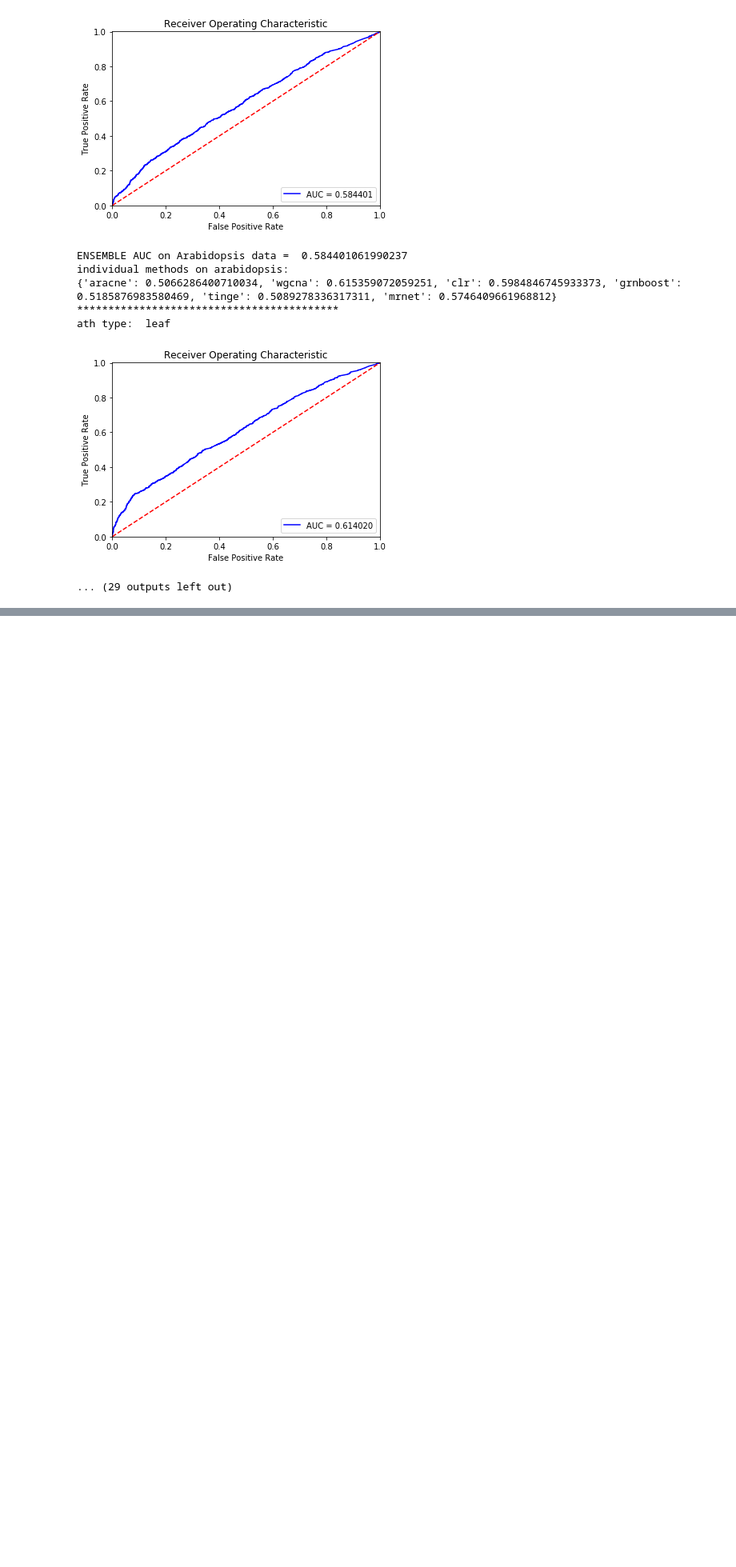
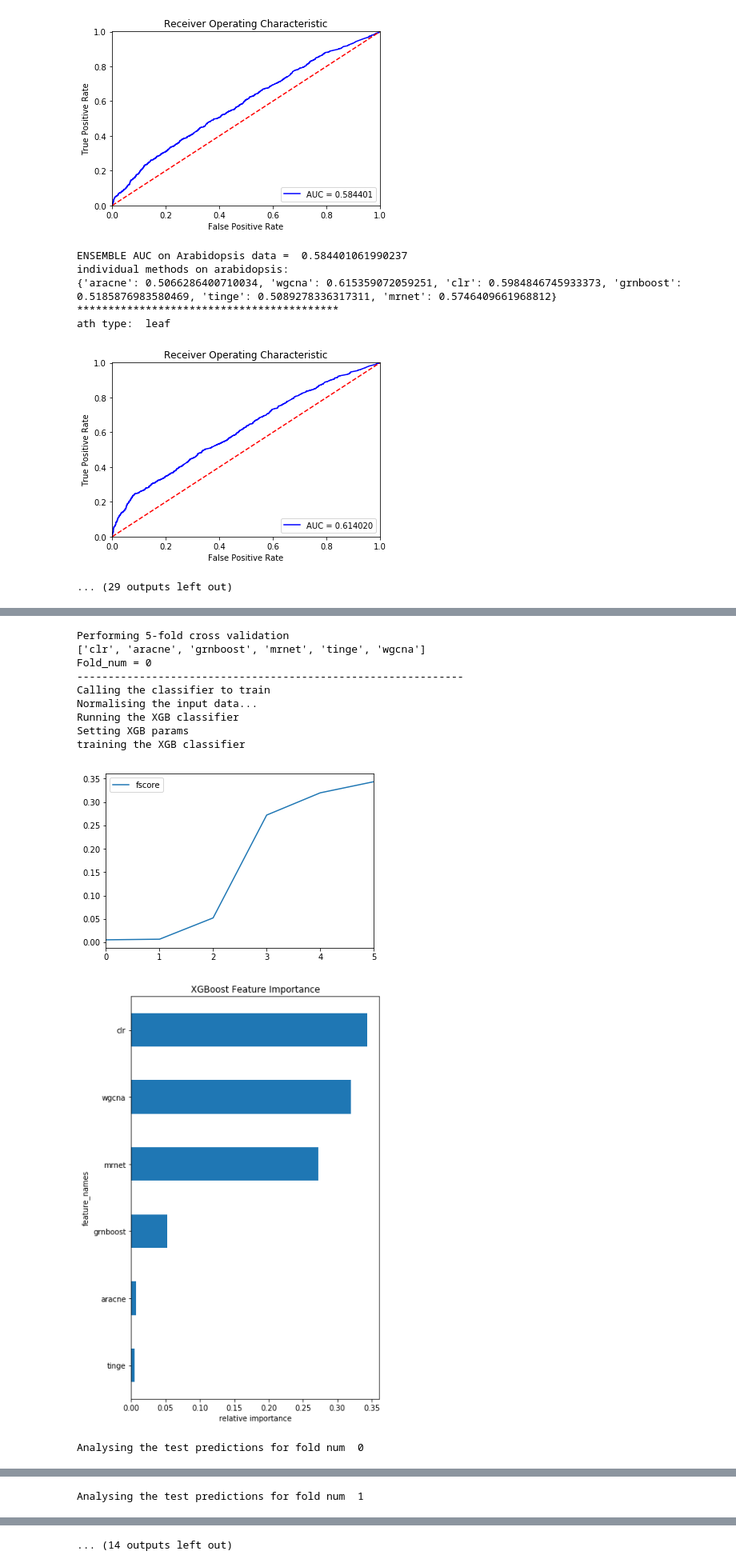
Before and after one commit to AluruLab/EnGRaiN, a Jupyter notebook: ensemble_arabidopsis_ML.ipynb, the cells around one changed output, grey strips where cells are left out. Shown at 80% size. Drawn from its saved outputs; the diff is of its cells as text; code cells hidden in the pictures; blank space fills up the shorter version.

```diff
--- a/ensemble_arabidopsis_ML.ipynb
+++ b/ensemble_arabidopsis_ML.ipynb
@@ -782,0 +816,31 @@ ath type:  leaf
+# %%
+tissue_types_train = ['leaf', 'shoot']
+tissue_types_test = [ 'flower',  'seed','rosette']
+
+colFeats = ['clr', 'aracne', 'grnboost', 'mrnet', 'tinge', 'wgcna']
+# training
+df_tis_train = pd.DataFrame([])
+for i, t in enumerate(tissue_types_train):
+    tisOnes  = pd.read_csv('data/athaliana_raw/'+t+'-positives.csv', sep=',')
+    tisOnes['prediction'] = 1
+    tisZeros = pd.read_csv('data/athaliana_raw/'+t+'-negatives.csv', sep=',')
+    tisZeros['prediction'] = 0
+    df_tis= pd.concat([tisOnes, tisZeros], ignore_index=True)
+    # # Imputation step with zeros
+    df_tis = df_tis.fillna(0)
+    df_tis_train = pd.concat([df_tis_train, df_tis], ignore_index=True)
+
+trained_params_tissue = pandas_classifier(df_tis_train, df_tis_train, 1)
+# %% [output]
+Performing 5-fold cross validation
+['clr', 'aracne', 'grnboost', 'mrnet', 'tinge', 'wgcna']
+Fold_num = 0
+--------------------------------------------------------------
+Calling the classifier to train
+Normalising the input data...
+Running the XGB classifier
+Setting XGB params
+training the XGB classifier
+[figure, added]
+[figure, added]
+Analysing the test predictions for fold num  0
@@ -782,0 +860 @@ ath type:  leaf
+Analysing the test predictions for fold num  1
@@ -782,0 +873 @@ ath type:  leaf
+... (14 outputs left out)
```
Also changed, not shown: parts of 7 cells of this notebook.
